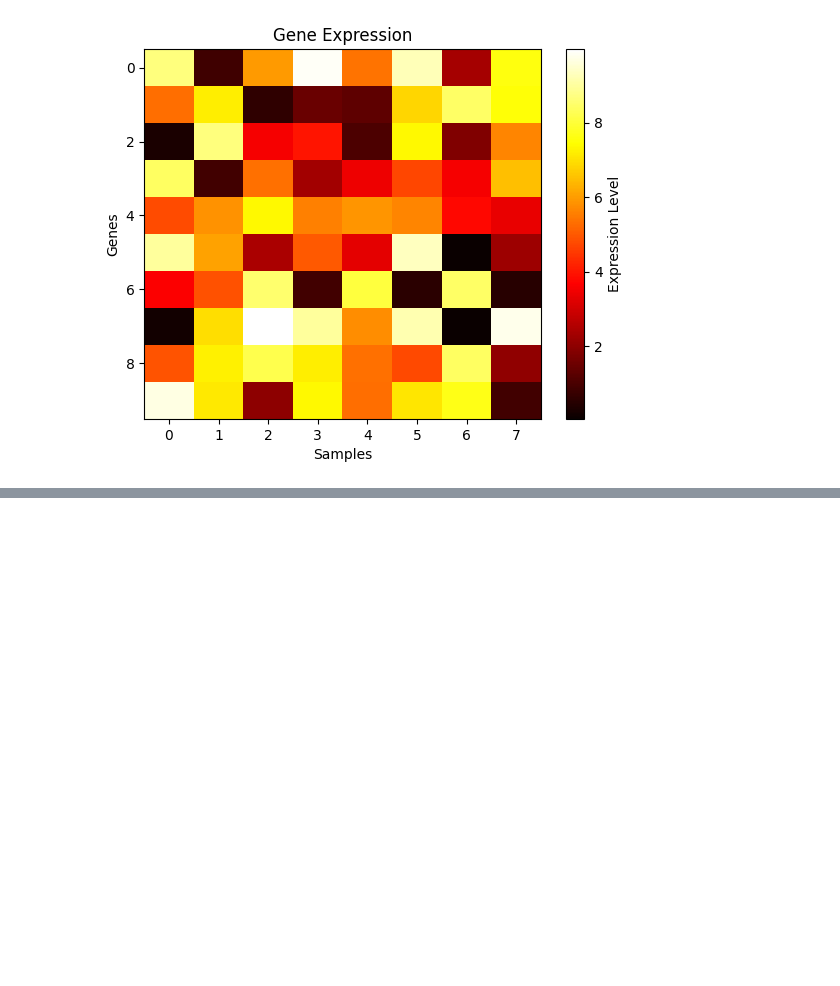
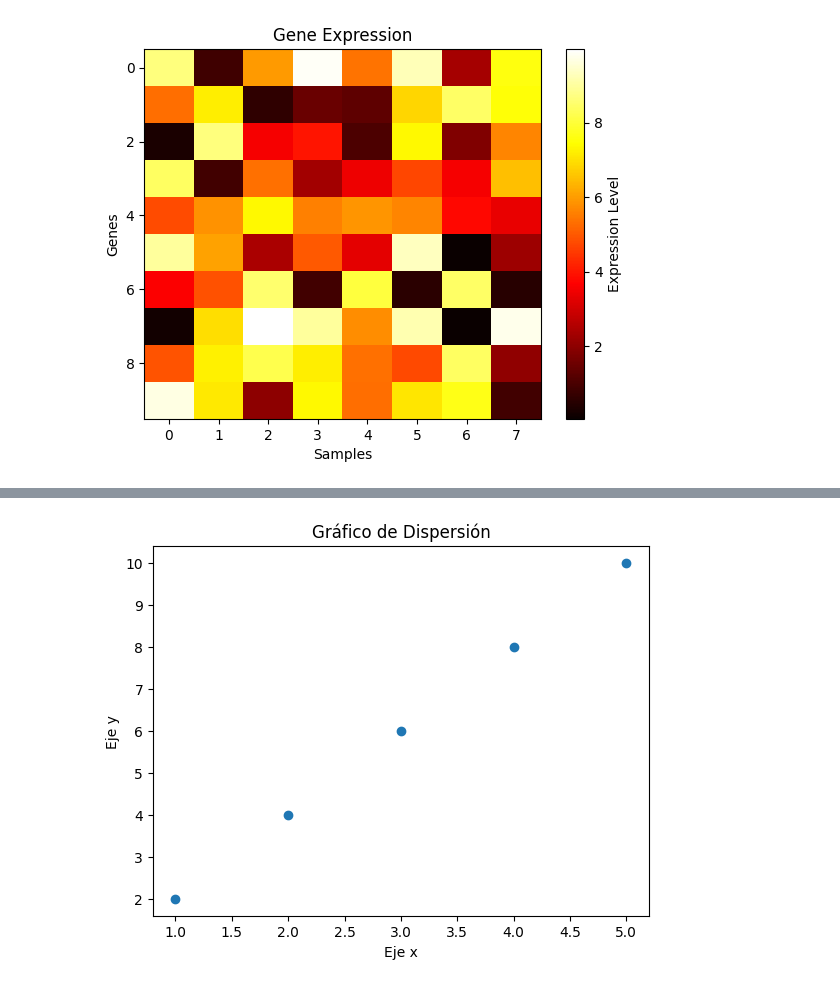
Before and after one commit to Jorge-LGH/Learn_Python, a Jupyter notebook: Matplotlib.ipynb, the cells around one changed output, grey strips where cells are left out. Saved outputs shown, nothing was run; the diff lists cells and outputs as text; code cells hidden in the pictures; blank space fills up the shorter version.

```diff
--- a/Matplotlib.ipynb
+++ b/Matplotlib.ipynb
@@ -425,0 +468,11 @@ plt.show()
+# %%
+x = [1, 2, 3, 4, 5]
+y = [2, 4, 6, 8, 10]
+
+plt.scatter(x, y)
+plt.xlabel('Eje x')
+plt.ylabel('Eje y')
+plt.title('Gráfico de Dispersión')
+plt.show()
+# %% [output]
+[figure, added]
```
Also changed, not shown: parts of 9 cells of this notebook.
